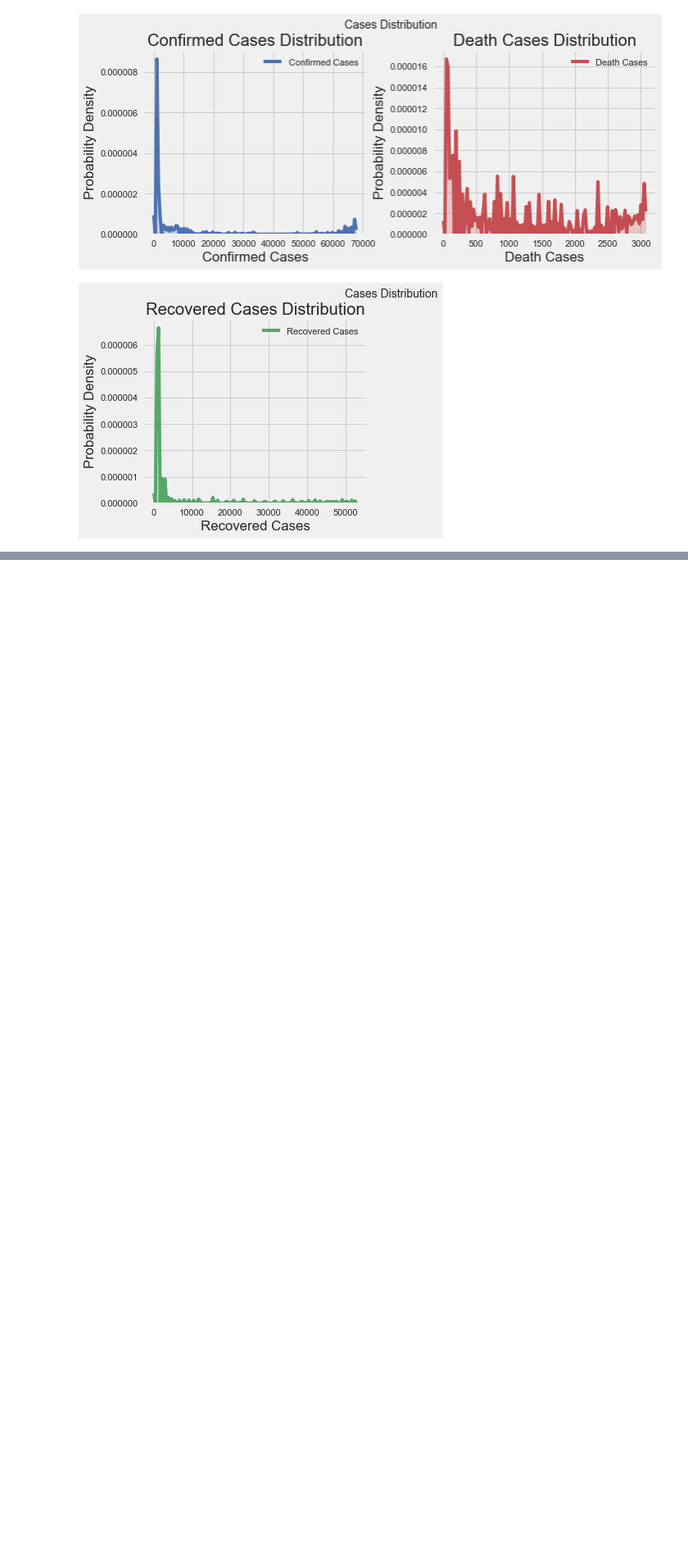
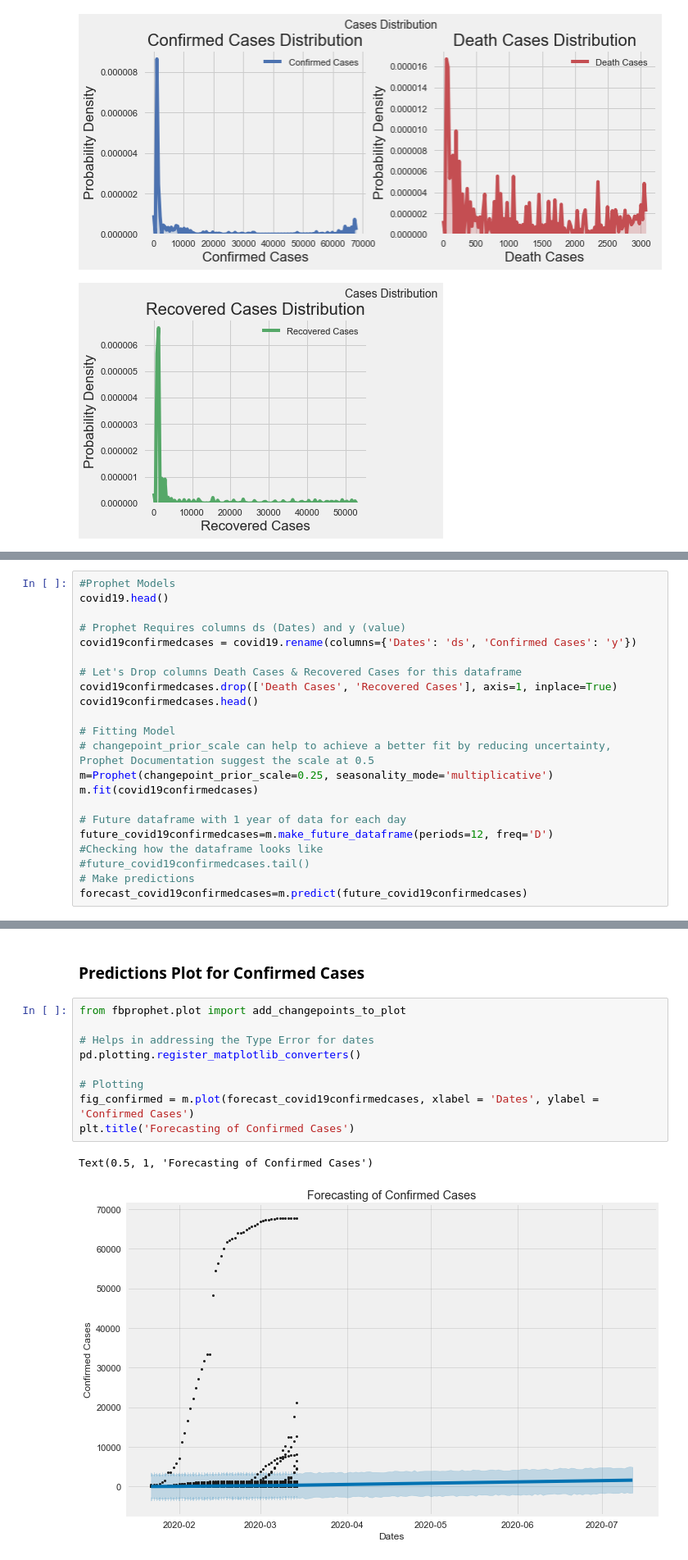
Before and after one commit to ankitaguhaoakland/Covid19, a Jupyter notebook: EDA.ipynb, the cells around one changed output, grey strips where cells are left out. Shown at 82% size. Drawn from its saved outputs; the diff is of its cells as text; blank space fills up the shorter version.

Commit message:
Contains Prophet Model

```diff
--- a/EDA.ipynb
+++ b/EDA.ipynb
@@ -463,0 +482,22 @@ sns.kdeplot(covid19['Recovered Cases'], kernel='gau', bw=.00000000000005, ax=ax1
+# %%
+#Prophet Models
+covid19.head()
+
+# Prophet Requires columns ds (Dates) and y (value)
+covid19confirmedcases = covid19.rename(columns={'Dates': 'ds', 'Confirmed Cases': 'y'})
+
+# Let's Drop columns Death Cases & Recovered Cases for this dataframe
+covid19confirmedcases.drop(['Death Cases', 'Recovered Cases'], axis=1, inplace=True)
+covid19confirmedcases.head()
+
+# Fitting Model
+# changepoint_prior_scale can help to achieve a better fit by reducing uncertainty, Prophet Documentation suggest the scale at 0.5
+m=Prophet(changepoint_prior_scale=0.25, seasonality_mode='multiplicative')
+m.fit(covid19confirmedcases)
+
+# Future dataframe with 1 year of data for each day
+future_covid19confirmedcases=m.make_future_dataframe(periods=12, freq='D')
+#Checking how the dataframe looks like
+#future_covid19confirmedcases.tail()
+# Make predictions
+forecast_covid19confirmedcases=m.predict(future_covid19confirmedcases)
@@ -463,0 +519,14 @@ sns.kdeplot(covid19['Recovered Cases'], kernel='gau', bw=.00000000000005, ax=ax1
+# %% [markdown]
+### Predictions Plot for Confirmed Cases
+# %%
+from fbprophet.plot import add_changepoints_to_plot
+
+# Helps in addressing the Type Error for dates
+pd.plotting.register_matplotlib_converters()
+
+# Plotting
+fig_confirmed = m.plot(forecast_covid19confirmedcases, xlabel = 'Dates', ylabel = 'Confirmed Cases')
+plt.title('Forecasting of Confirmed Cases')
+# %% [output]
+Text(0.5, 1, 'Forecasting of Confirmed Cases')
+[figure, added]
```
Also changed, not shown: parts of 23 cells of this notebook.
